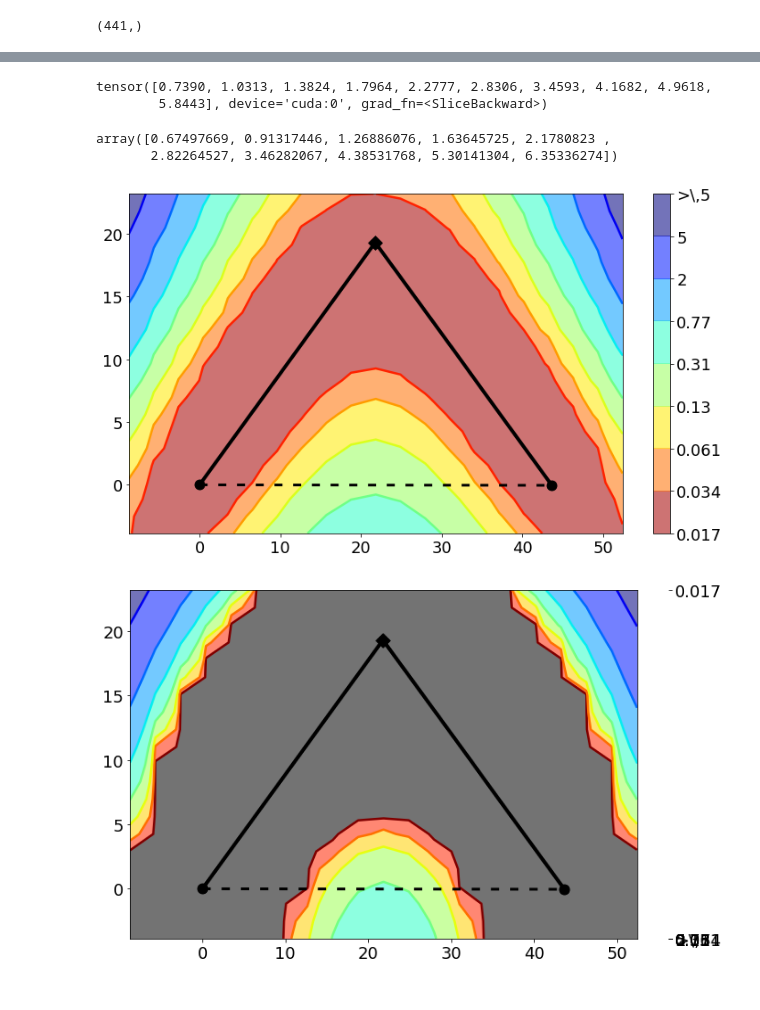
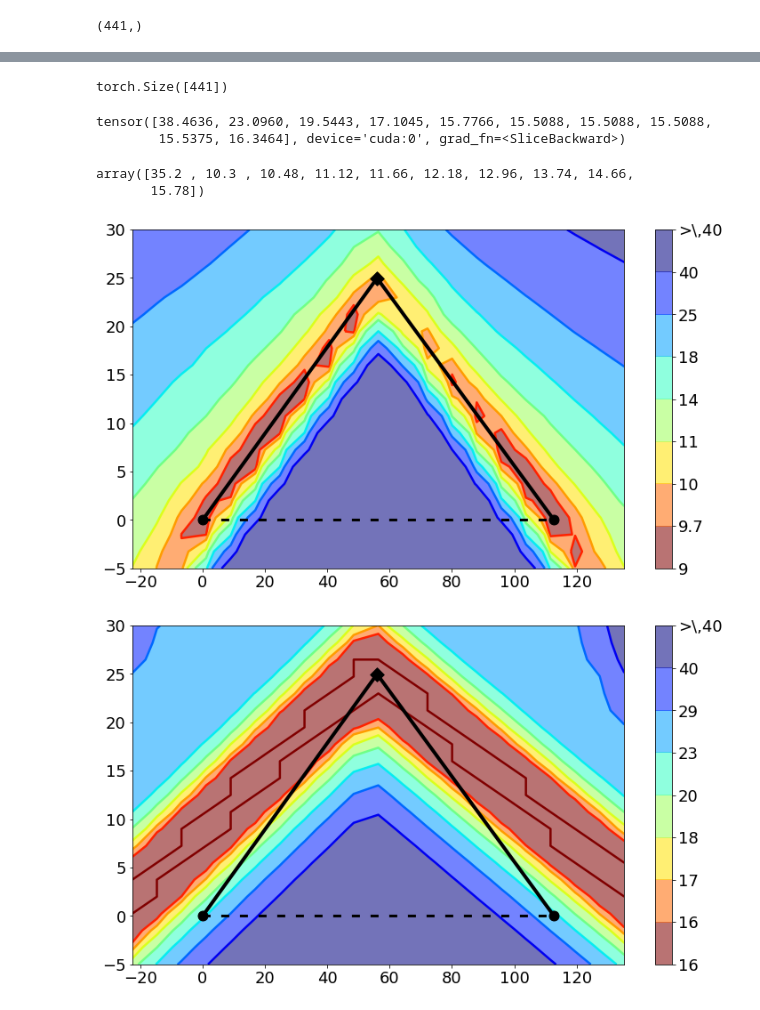
Before and after one commit to avecplezir/dnn-mode-connectivity, a Jupyter notebook: approximate_surface.ipynb, the cells around one changed output, grey strips where cells are left out. Saved outputs shown, nothing was run; the diff lists cells and outputs as text; code cells hidden in the pictures.

```diff
--- a/approximate_surface.ipynb
+++ b/approximate_surface.ipynb
@@ -23,6 +21,6 @@ file['tr_loss'].shape
 # %%
 X = file['grid'].reshape(-1, 2)
-y = file['tr_loss'].reshape(-1)
+y = file['te_err'].reshape(-1)
 # %%
 X[:, 0] = (X[:, 0] - X[:, 0].mean())/X[:, 0].std()
 X[:, 1] = (X[:, 1] - X[:, 1].mean())/X[:, 1].std()
@@ -114,7 +154,7 @@ class Net(nn.Module):
 
         return out
 # %%
-model = Quadric()
+model = Appr()
 # %%
 # list(model.parameters())
 # %%
@@ -134,8 +197,8 @@ def iterate_minibatches(train_data, train_labels, batchsize):
         ix = indices[start: start + batchsize]
         yield torch.FloatTensor(train_data[ix]).cuda(), torch.FloatTensor(train_labels[ix]).cuda()
 # %%
-# criterion = nn.MSELoss()
-criterion = nn.L1Loss()
+criterion = nn.MSELoss()
+# criterion = nn.L1Loss()
 optimizer = torch.optim.Adam(model.parameters(), lr=1e-3)
 
 from sklearn.metrics import accuracy_score
@@ -158,5 +221,5 @@ def train(model, criterion, optimizer, X, y, batch_size=128, n_epochs=3):
 
     print("Finished!")
 # %%
-train(model, criterion, optimizer, X, y, batch_size=500, n_epochs=10000)
+train(model, criterion, optimizer, X, y, batch_size=500, n_epochs=5000)
 # %% [output]
@@ -176,15 +251,19 @@ Finished!
 # %%
 y_pred = model(torch.Tensor(X).cuda())
+# %%
+y_pred.shape
+# %% [output]
+torch.Size([441])
 # %%
-y_pred[10:20]
+y_pred[20:30]
 # %% [output]
-tensor([0.7390, 1.0313, 1.3824, 1.7964, 2.2777, 2.8306, 3.4593, 4.1682, 4.9618,
-        5.8443], device='cuda:0', grad_fn=<SliceBackward>)
+tensor([38.4636, 23.0960, 19.5443, 17.1045, 15.7766, 15.5088, 15.5088, 15.5088,
+        15.5375, 16.3464], device='cuda:0', grad_fn=<SliceBackward>)
 # %%
-y[10:20]
+y[20:30]
 # %% [output]
-array([0.67497669, 0.91317446, 1.26886076, 1.63645725, 2.1780823 ,
-       2.82264527, 3.46282067, 4.38531768, 5.30141304, 6.35336274])
+array([35.2 , 10.3 , 10.48, 11.12, 11.66, 12.18, 12.96, 13.74, 14.66,
+       15.78])
 # %%
 y_pred = y_pred.cpu().data.view(21, 21).numpy()
 # %%
@@ -195,9 +274,6 @@ import matplotlib.pyplot as plt
 import matplotlib.colors as colors
 import os
 import seaborn as sns
-
-
-file = np.load(os.path.join('plots/plot_plane_normal-100', 'plane.npz'))
 
 
 class LogNormalize(colors.Normalize):
@@ -243,9 +319,9 @@ plt.figure(figsize=(12.4, 7))
 
 contour, contourf, colorbar, levels = plane(
     file['grid'],
-    file['tr_loss'],
-    vmax=5.0,
-    log_alpha=-5.0,
+    file['te_err'],
+    vmax=40,
+    log_alpha=-1.0,
     N=7
 )
 
@@ -258,35 +334,35 @@ plt.plot(curve_coordinates[:, 0], curve_coordinates[:, 1], linewidth=4, c='k', l
 plt.plot(bend_coordinates[[0, 2], 0], bend_coordinates[[0, 2], 1], c='k', linestyle='--', dashes=(3, 4), linewidth=3, zorder=2)
 
 plt.margins(0.0)
 plt.yticks(fontsize=18)
 plt.xticks(fontsize=18)
 colorbar.ax.tick_params(labelsize=18)
 plt.show()
 
 plt.figure(figsize=(12.4, 7))
 
 contour, contourf, colorbar, _ = plane(
     file['grid'],
     y_pred,
-    vmax=5.0,
-    log_alpha=-5.0,
+    vmax=40,
+    log_alpha=-1.0,
     N=7,
-    levels=levels
+#     levels=levels
 )
 
 bend_coordinates = file['bend_coordinates']
 curve_coordinates = file['curve_coordinates']
 
 plt.scatter(bend_coordinates[[0, 2], 0], bend_coordinates[[0, 2], 1], marker='o', c='k', s=120, zorder=2)
 plt.scatter(bend_coordinates[1, 0], bend_coordinates[1, 1], marker='D', c='k', s=120, zorder=2)
 plt.plot(curve_coordinates[:, 0], curve_coordinates[:, 1], linewidth=4, c='k', label='w(t)', zorder=4)
 plt.plot(bend_coordinates[[0, 2], 0], bend_coordinates[[0, 2], 1], c='k', linestyle='--', dashes=(3, 4), linewidth=3, zorder=2)
 
 plt.margins(0.0)
 plt.yticks(fontsize=18)
 plt.xticks(fontsize=18)
 colorbar.ax.tick_params(labelsize=18)
 plt.show()
 # %% [output]
-[figure, old version]
+[figure, new version]
-[figure, old version]
+[figure, new version]
```
Also changed, not shown: parts of 10 cells of this notebook, 26 other files.
